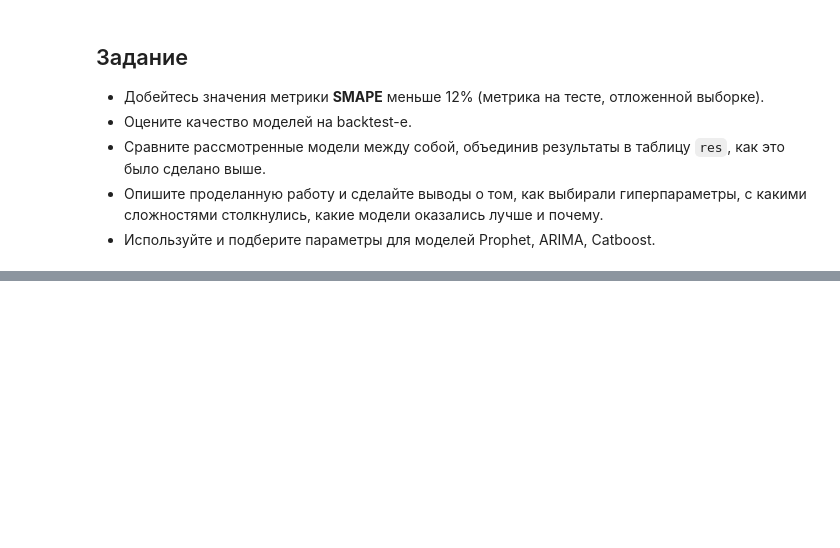
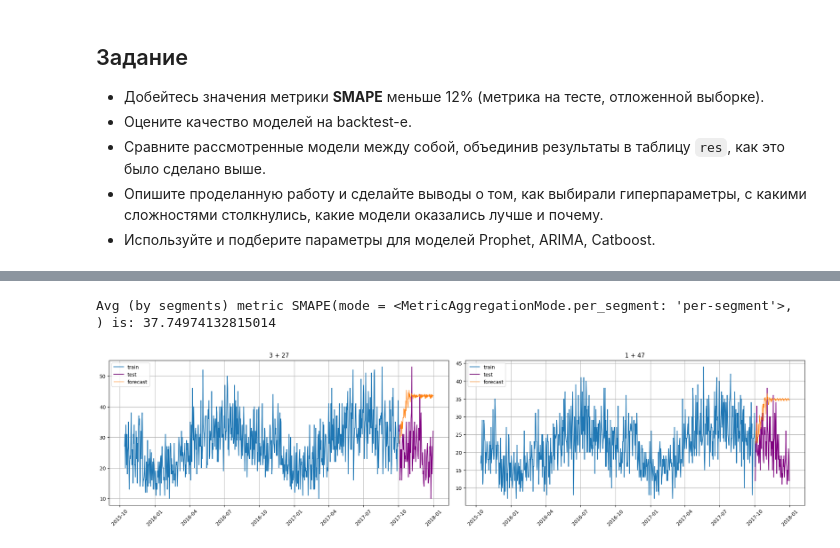
Before and after one commit to UzunDemir/13_Forecasting_Time_Series-Data, a Jupyter notebook: Demand Forecasting Challenge.ipynb, the cells around one changed output, grey strips where cells are left out. Cells and saved outputs as stored; diff of their text form; code cells hidden in the pictures; blank space fills up the shorter version.

```diff
--- a/Demand Forecasting Challenge.ipynb
+++ b/Demand Forecasting Challenge.ipynb
@@ -473,0 +661,23 @@ mean SMAPE: 22.8238
+# %%
+from etna.models import CatBoostMultiSegmentModel
+
+catboost_model = CatBoostMultiSegmentModel(
+    loss_function='MAE',
+    n_estimators=800,   # Большее количество деревьев
+    learning_rate=0.03,  # Более низкая скорость обучения
+    depth=10,
+    random_seed=42
+)
+
+catboost_metrics = train_and_evaluate_model(
+    ts=ts,
+    model=catboost_model,
+    transforms=elast_transforms,  # Можно использовать предыдущие трансформации
+    horizon=HORIZON,
+    metrics=SMAPE(),
+    is_auto_regressive=True,
+    print_metrics=True
+)
+# %% [output]
+Avg (by segments) metric SMAPE(mode = <MetricAggregationMode.per_segment: 'per-segment'>, ) is: 37.74974132815014
+[figure, added]
```
Also changed, not shown: parts of 16 cells of this notebook.
